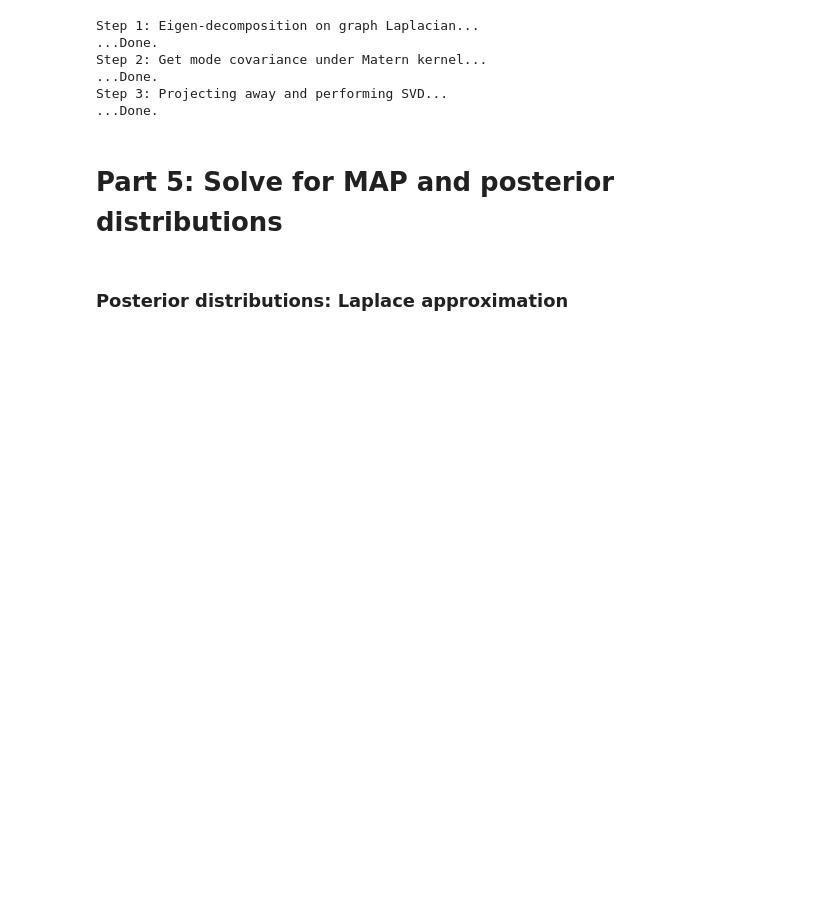
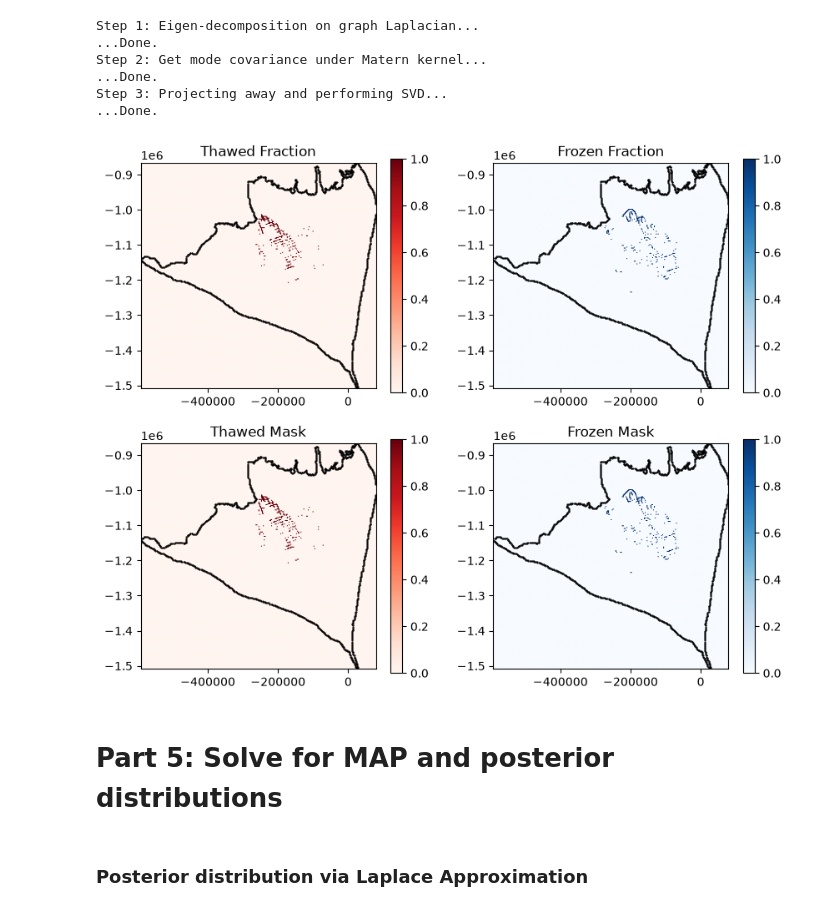
Before and after one commit to alastairyang/petermann-inference, a Jupyter notebook: notebooks/Inference.ipynb, the cells around one changed output. Saved outputs shown, nothing was run; the diff lists cells and outputs as text; code cells hidden in the pictures; blank space fills up the shorter version.

Commit message:
workflow through laplace is done!

```diff
--- a/notebooks/Inference.ipynb
+++ b/notebooks/Inference.ipynb
@@ -156,6 +136,62 @@ Step 2: Get mode covariance under Matern kernel...
 ...Done.
 Step 3: Projecting away and performing SVD...
 ...Done.
+# %%
+# remove pixels that are in conflict
+thawed_mask = evidence_mask["thawed_mask"] & ~evidence_mask["conflict_mask"]
+frozen_mask = evidence_mask["frozen_mask"] & ~evidence_mask["conflict_mask"]
+thawed_frac_area = np.where(thawed_mask, 1, 0)
+frozen_frac_area = np.where(frozen_mask, 1, 0)
+
+# likelihood
+evidence = BasalEvidence.from_arrays(
+    Tpmp = pmp,
+    thawed_mask = thawed_mask,
+    frozen_mask = frozen_mask,
+    dw = thawed_frac_area,
+    df = frozen_frac_area,
+)
+
+# visualize the basal evidence
+# plot the data
+plt.figure(figsize=(10,8))
+plt.subplot(2,2,1)
+plt.imshow(evidence.thawed_fraction.reshape(sims.nx, sims.ny),
+           cmap='Reds', origin="lower", extent=sims.extent)
+for x,y in sims.domain_bound_line:
+    plt.plot(x, y, 'k.', markersize=1)
+plt.title("Thawed Fraction")
+plt.colorbar()
+plt.subplot(2,2,2)
+plt.imshow(evidence.frozen_fraction.reshape(sims.nx, sims.ny),
+           cmap='Blues',
+           origin="lower", extent=sims.extent)
+for x,y in sims.domain_bound_line:
+    plt.plot(x, y, 'k.', markersize=1)
+plt.title("Frozen Fraction")
+plt.colorbar()
+plt.subplot(2,2,3)
+plt.imshow(evidence.thawed_mask.reshape(sims.nx, sims.ny),
+           cmap='Reds', origin="lower", extent=sims.extent)
+for x,y in sims.domain_bound_line:
+    plt.plot(x, y, 'k.', markersize=1)
+plt.title("Thawed Mask")
+plt.colorbar()
+plt.subplot(2,2,4)
+plt.imshow(evidence.frozen_mask.reshape(sims.nx, sims.ny),
+           cmap='Blues', origin="lower", extent=sims.extent)
+for x,y in sims.domain_bound_line:
+    plt.plot(x, y, 'k.', markersize=1)
+plt.title("Frozen Mask")
+plt.colorbar()
+plt.show()
+
+config = PosteriorConfig(
+    beta = 0.5,
+    beta_w = 0.005
+)
+# %% [output]
+[figure, added]
 # %% [markdown]
 # Part 5: Solve for MAP and posterior distributions
 # %%
@@ -205,5 +242,5 @@ result = sp.optimize.minimize(
         "maxls": 10,
     },
 )
-# %% [markdown]
-### Posterior distributions: Laplace approximation
+# %% [markdown]
+### Posterior distribution via Laplace Approximation
```
Also changed, not shown: parts of 9 cells of this notebook, 1 other file.
